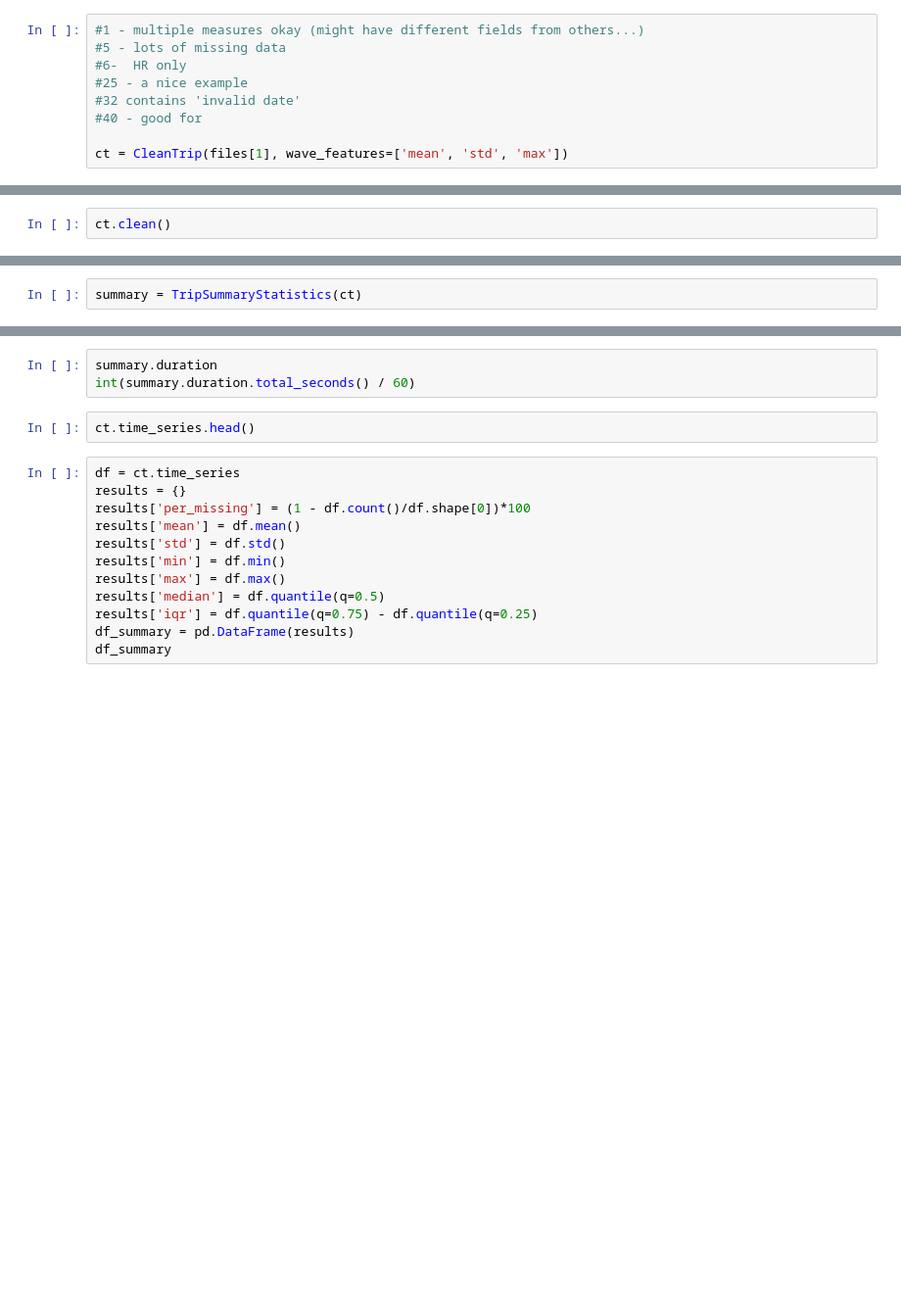
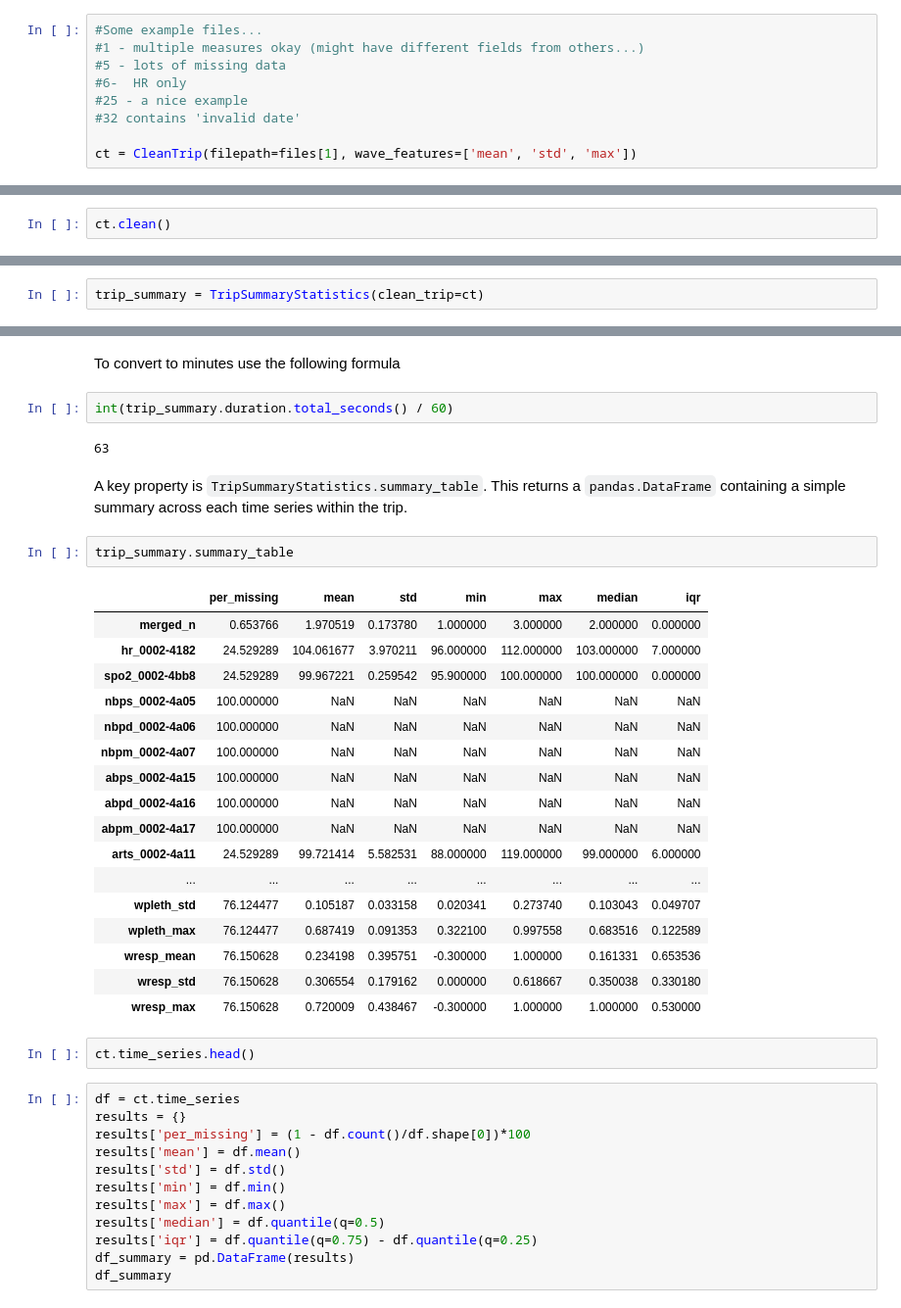
Before and after one commit to TomMonks/cats-time-series, a Jupyter notebook: test_input.ipynb, the cells around one changed output, grey strips where cells are left out. Shown: that part at 98% size. Drawn from its saved outputs; the diff is of its cells as text; blank space fills up the shorter version.

Commit message:
cleaned up notebook

```diff
--- a/test_input.ipynb
+++ b/test_input.ipynb
@@ -14,9 +34,9 @@ files = read_trip_file_names('/home/tom/Documents/code/cats_data')
 # %%
+#Some example files...
 #1 - multiple measures okay (might have different fields from others...)
 #5 - lots of missing data
 #6-  HR only
 #25 - a nice example
 #32 contains 'invalid date'
-#40 - good for
 
-ct = CleanTrip(files[1], wave_features=['mean', 'std', 'max'])
+ct = CleanTrip(filepath=files[1], wave_features=['mean', 'std', 'max'])
@@ -25,3 +66,3 @@ ct.clean()
 # %%
-summary = TripSummaryStatistics(ct)
+trip_summary = TripSummaryStatistics(clean_trip=ct)
 # %%
@@ -29,6 +76,31 @@ summary.calculate(resample='15s')
+# %% [markdown]
+To convert to minutes use the following formula
 # %%
-summary.duration
-int(summary.duration.total_seconds() / 60)
+int(trip_summary.duration.total_seconds() / 60)
+# %% [output]
+63
+# %% [markdown]
+A key property is `TripSummaryStatistics.summary_table`.  This returns a `pandas.DataFrame` containing a simple summary across each time series within the trip.
+# %%
+trip_summary.summary_table
+# %% [output]
+|  | per_missing | mean | std | min | max | median | iqr |
+| merged_n | 0.653766 | 1.970519 | 0.173780 | 1.000000 | 3.000000 | 2.000000 | 0.000000 |
+| hr_0002-4182 | 24.529289 | 104.061677 | 3.970211 | 96.000000 | 112.000000 | 103.000000 | 7.000000 |
+| spo2_0002-4bb8 | 24.529289 | 99.967221 | 0.259542 | 95.900000 | 100.000000 | 100.000000 | 0.000000 |
+| nbps_0002-4a05 | 100.000000 | NaN | NaN | NaN | NaN | NaN | NaN |
+| nbpd_0002-4a06 | 100.000000 | NaN | NaN | NaN | NaN | NaN | NaN |
+| nbpm_0002-4a07 | 100.000000 | NaN | NaN | NaN | NaN | NaN | NaN |
+| abps_0002-4a15 | 100.000000 | NaN | NaN | NaN | NaN | NaN | NaN |
+| abpd_0002-4a16 | 100.000000 | NaN | NaN | NaN | NaN | NaN | NaN |
+| abpm_0002-4a17 | 100.000000 | NaN | NaN | NaN | NaN | NaN | NaN |
+| arts_0002-4a11 | 24.529289 | 99.721414 | 5.582531 | 88.000000 | 119.000000 | 99.000000 | 6.000000 |
+| ... | ... | ... | ... | ... | ... | ... | ... |
+| wpleth_std | 76.124477 | 0.105187 | 0.033158 | 0.020341 | 0.273740 | 0.103043 | 0.049707 |
+| wpleth_max | 76.124477 | 0.687419 | 0.091353 | 0.322100 | 0.997558 | 0.683516 | 0.122589 |
+| wresp_mean | 76.150628 | 0.234198 | 0.395751 | -0.300000 | 1.000000 | 0.161331 | 0.653536 |
+| wresp_std | 76.150628 | 0.306554 | 0.179162 | 0.000000 | 0.618667 | 0.350038 | 0.330180 |
+| wresp_max | 76.150628 | 0.720009 | 0.438467 | -0.300000 | 1.000000 | 1.000000 | 0.530000 |
 # %%
 ct.time_series.head()
 # %%
```
Also changed, not shown: parts of 18 cells of this notebook, 3 other files.
